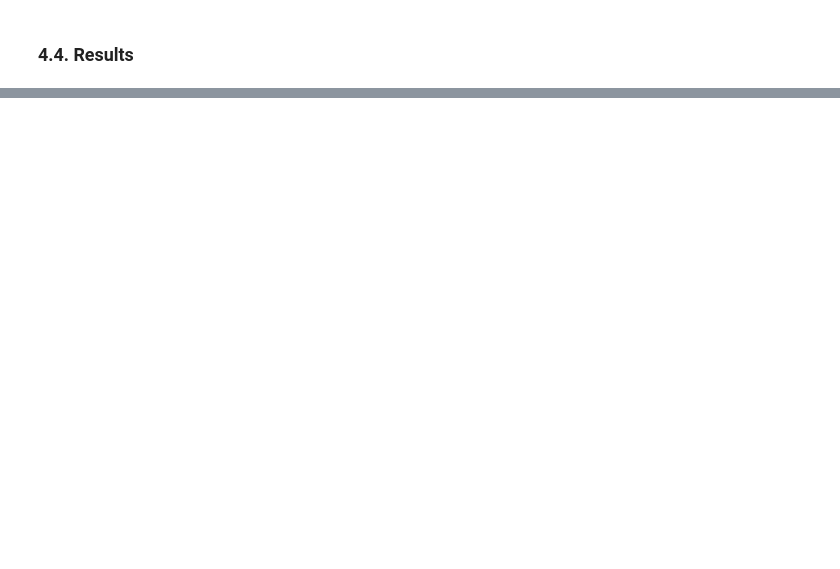
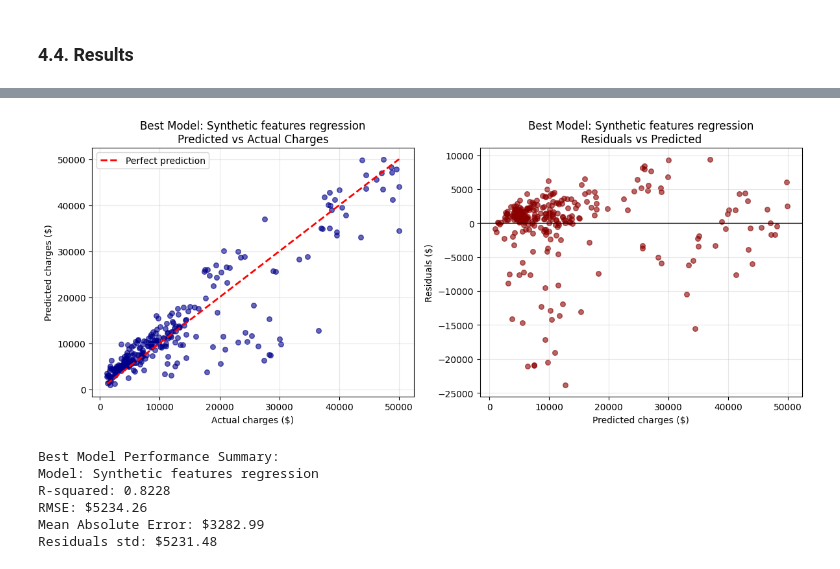
Before and after one commit to 4GeeksAcademy/gperdrizet-linear-regression, a Jupyter notebook: notebooks/solution.ipynb, the cells around one changed output, grey strips where cells are left out. Cells and saved outputs as stored; diff of their text form; code cells hidden in the pictures; blank space fills up the shorter version.

```diff
--- a/notebooks/solution.ipynb
+++ b/notebooks/solution.ipynb
@@ -350,0 +492,40 @@ plt.show()
+# %%
+fig, axs = plt.subplots(1, 2, figsize=(12, 5))
+
+# Predicted vs Actual plot
+axs[0].scatter(best_actual, best_predictions, color='darkblue', alpha=0.6, s=30)
+axs[0].plot([min(best_actual), max(best_actual)], [min(best_actual), max(best_actual)],
+            'r--', linewidth=2, label='Perfect prediction')
+axs[0].set_xlabel('Actual charges ($)')
+axs[0].set_ylabel('Predicted charges ($)')
+axs[0].set_title(f'Best Model: {best_model_name}\nPredicted vs Actual Charges')
+axs[0].legend()
+axs[0].grid(alpha=0.3)
+
+# Residuals plot
+residuals = np.array(best_predictions) - np.array(best_actual)
+axs[1].scatter(best_predictions, residuals, color='darkred', alpha=0.6, s=30)
+axs[1].axhline(y=0, color='black', linestyle='-', linewidth=1)
+axs[1].set_xlabel('Predicted charges ($)')
+axs[1].set_ylabel('Residuals ($)')
+axs[1].set_title(f'Best Model: {best_model_name}\nResiduals vs Predicted')
+axs[1].grid(alpha=0.3)
+
+plt.tight_layout()
+plt.show()
+
+# Print some additional statistics
+print(f"\nBest Model Performance Summary:")
+print(f"Model: {best_model_name}")
+print(f"R-squared: {best_r2:.4f}")
+print(f"RMSE: ${best_rmse:.2f}")
+print(f"Mean Absolute Error: ${np.mean(np.abs(residuals)):.2f}")
+print(f"Residuals std: ${np.std(residuals):.2f}")
+# %% [output]
+[figure, added]
+Best Model Performance Summary:
+Model: Synthetic features regression
+R-squared: 0.8228
+RMSE: $5234.26
+Mean Absolute Error: $3282.99
+Residuals std: $5231.48
```
Also changed, not shown: parts of 25 cells of this notebook.
